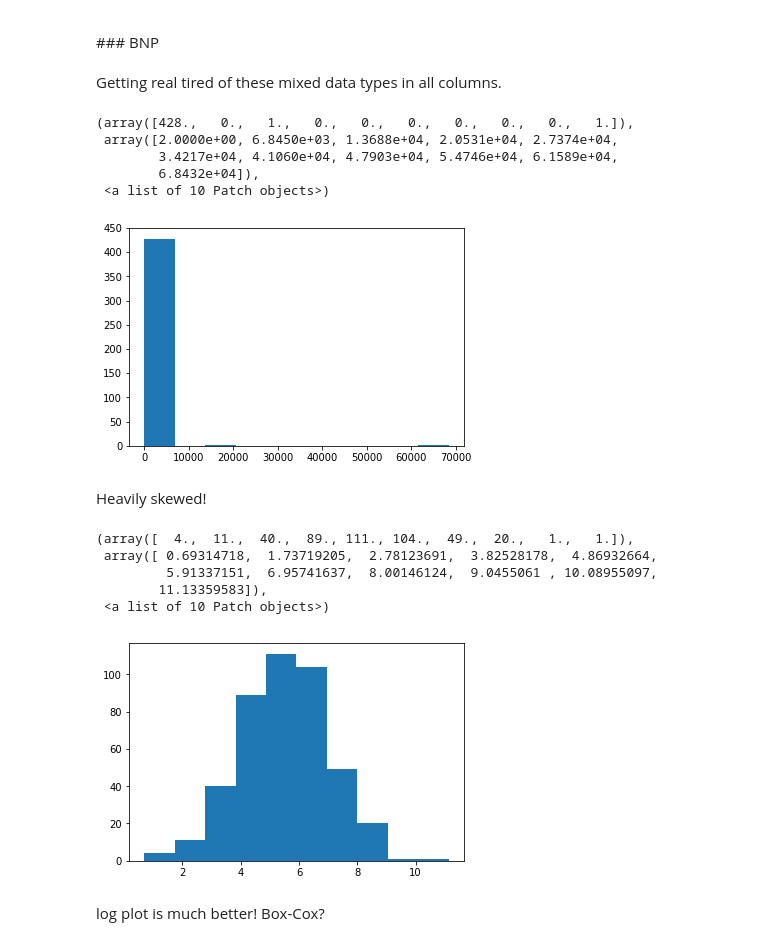
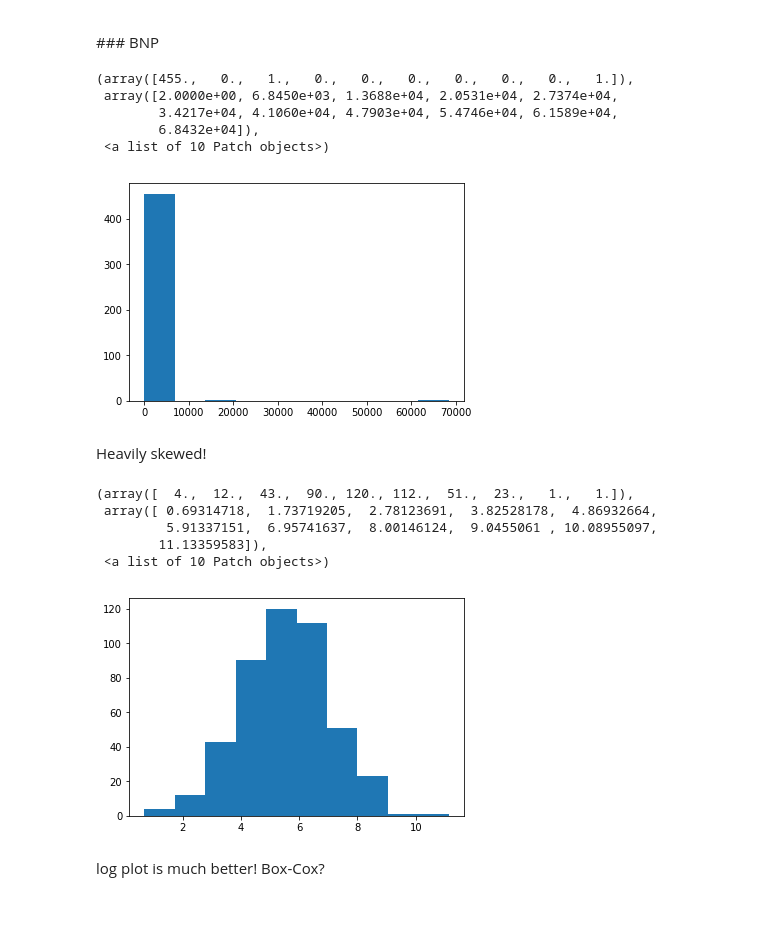
Before and after one commit to sjmalice/Cardiac, a Jupyter notebook: SimonEDA.ipynb, the cells around one changed output. Cells and saved outputs as stored; diff of their text form; code cells hidden in the pictures; blank space fills up the shorter version.

```diff
--- a/SimonEDA.ipynb
+++ b/SimonEDA.ipynb
@@ -174,7 +207,3 @@ Name: status, dtype: int64
 # %% [markdown]
 <p><a name="bnp"></a></p>
 ### BNP
-# %%
-df.bnp = pd.to_numeric(df.bnp)
-# %% [markdown]
-Getting real tired of these mixed data types in all columns.
@@ -185,25 +212,25 @@ numericList = ['bnp']
 import matplotlib.pyplot as plt
 import seaborn as sns
 # %%
-plt.hist(df.bnp.map(int))
+plt.hist(df.bnp)
 # %% [output]
-(array([428.,   0.,   1.,   0.,   0.,   0.,   0.,   0.,   0.,   1.]),
+(array([455.,   0.,   1.,   0.,   0.,   0.,   0.,   0.,   0.,   1.]),
  array([2.0000e+00, 6.8450e+03, 1.3688e+04, 2.0531e+04, 2.7374e+04,
         3.4217e+04, 4.1060e+04, 4.7903e+04, 5.4746e+04, 6.1589e+04,
         6.8432e+04]),
  <a list of 10 Patch objects>)
-[figure, old version]
+[figure, new version]
 # %% [markdown]
 Heavily skewed!
 # %%
 plt.hist(df.bnp.map(np.log))
 # %% [output]
-(array([  4.,  11.,  40.,  89., 111., 104.,  49.,  20.,   1.,   1.]),
+(array([  4.,  12.,  43.,  90., 120., 112.,  51.,  23.,   1.,   1.]),
  array([ 0.69314718,  1.73719205,  2.78123691,  3.82528178,  4.86932664,
          5.91337151,  6.95741637,  8.00146124,  9.0455061 , 10.08955097,
         11.13359583]),
  <a list of 10 Patch objects>)
-[figure, old version]
+[figure, new version]
 # %% [markdown]
 log plot is much better! Box-Cox?
 # %% [markdown]
```
Also changed, not shown: parts of 54 cells of this notebook, 2 other files.
